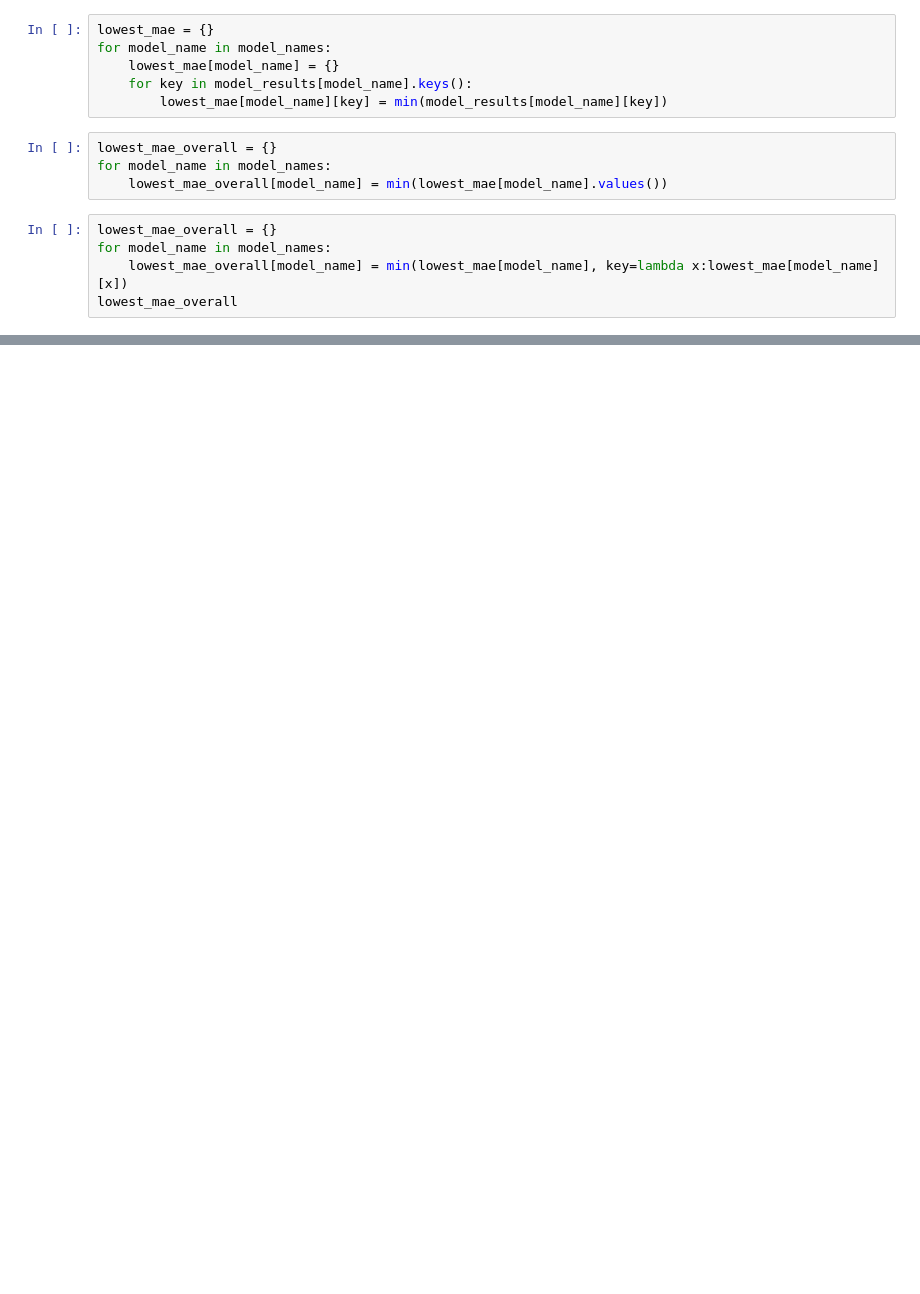
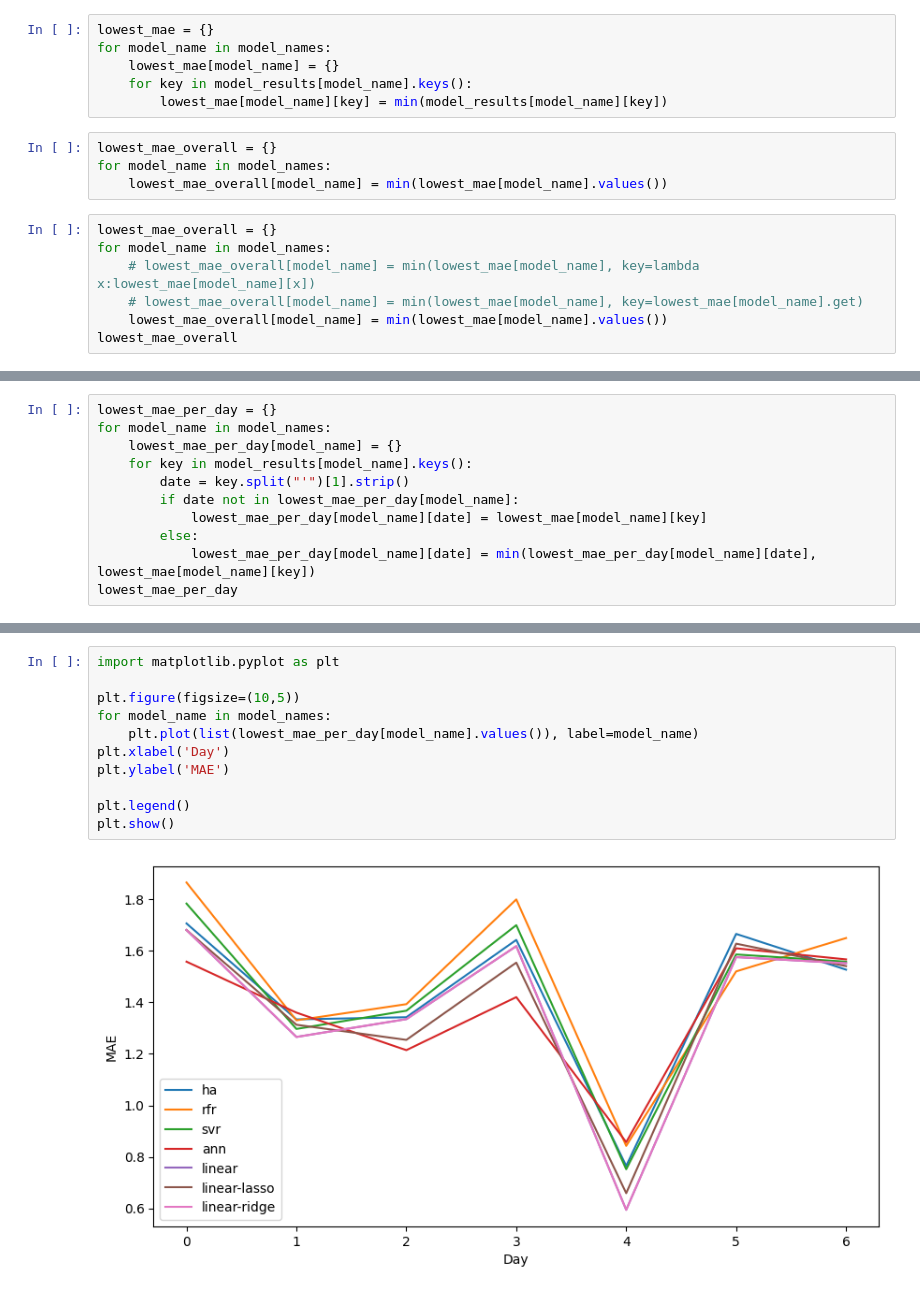
Before and after one commit to peternguyen39/hcmc_traffic_benchmark, a Jupyter notebook: result_interpreter.ipynb, the cells around one changed output, grey strips where cells are left out. Drawn from its saved outputs; the diff is of its cells as text; blank space fills up the shorter version.

```diff
--- a/result_interpreter.ipynb
+++ b/result_interpreter.ipynb
@@ -72,6 +72,8 @@ for model_name in model_names:
 # %%
 lowest_mae_overall = {}
 for model_name in model_names:
-    lowest_mae_overall[model_name] = min(lowest_mae[model_name], key=lambda x:lowest_mae[model_name][x])
+    # lowest_mae_overall[model_name] = min(lowest_mae[model_name], key=lambda x:lowest_mae[model_name][x])
+    # lowest_mae_overall[model_name] = min(lowest_mae[model_name], key=lowest_mae[model_name].get)
+    lowest_mae_overall[model_name] = min(lowest_mae[model_name].values())
 lowest_mae_overall
 # %% [output]
@@ -104,0 +107,11 @@ lowest_mae
+# %%
+lowest_mae_per_day = {}
+for model_name in model_names:
+    lowest_mae_per_day[model_name] = {}
+    for key in model_results[model_name].keys():
+        date = key.split("'")[1].strip()
+        if date not in lowest_mae_per_day[model_name]:
+            lowest_mae_per_day[model_name][date] = lowest_mae[model_name][key]
+        else:
+            lowest_mae_per_day[model_name][date] = min(lowest_mae_per_day[model_name][date], lowest_mae[model_name][key])
+lowest_mae_per_day
@@ -104,0 +136,13 @@ lowest_mae
+# %%
+import matplotlib.pyplot as plt
+
+plt.figure(figsize=(10,5))
+for model_name in model_names:
+    plt.plot(list(lowest_mae_per_day[model_name].values()), label=model_name)
+plt.xlabel('Day')
+plt.ylabel('MAE')
+
+plt.legend()
+plt.show()
+# %% [output]
+[figure, added]
```
Also changed, not shown: parts of 11 cells of this notebook, 5 other files.
